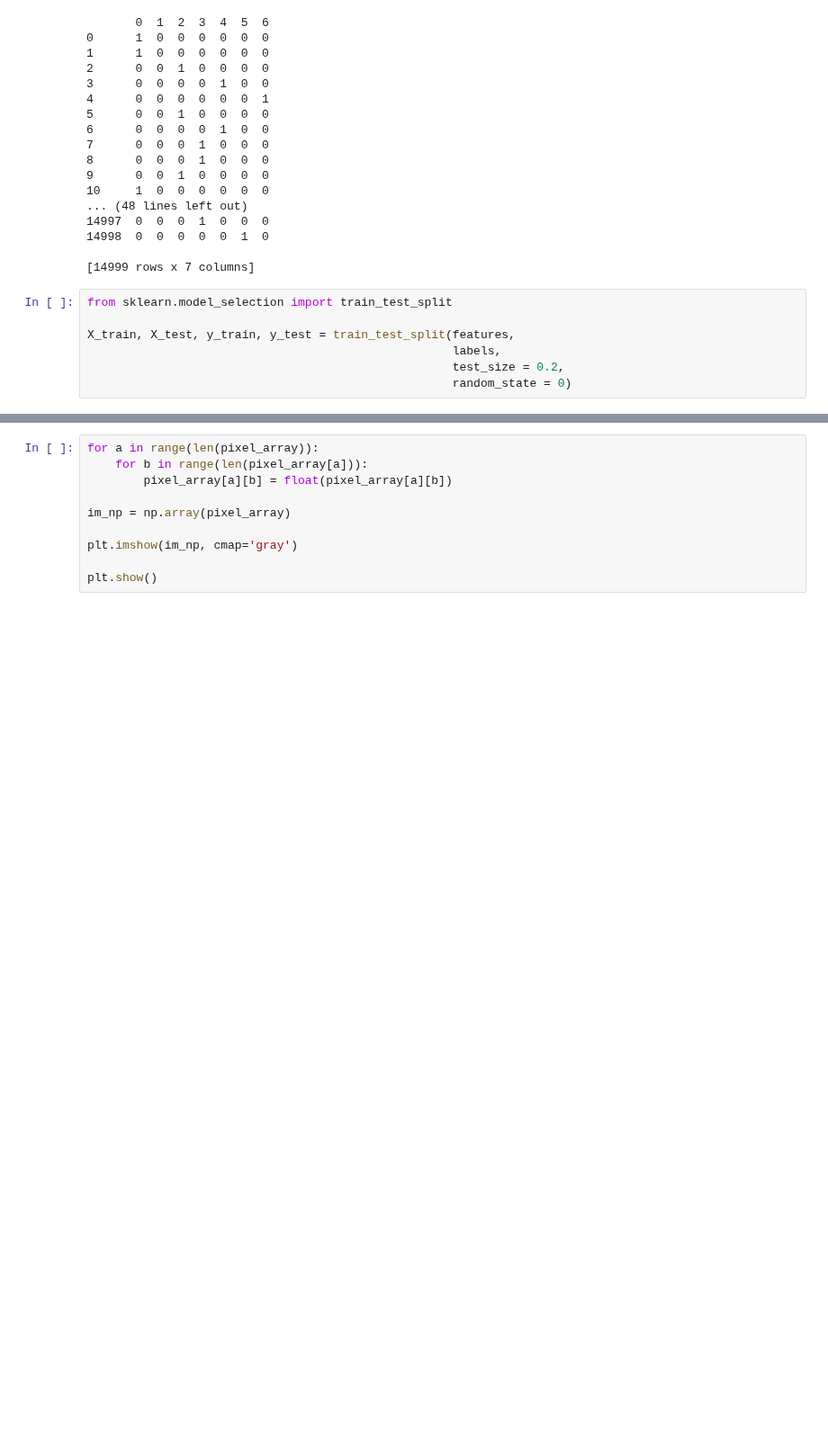
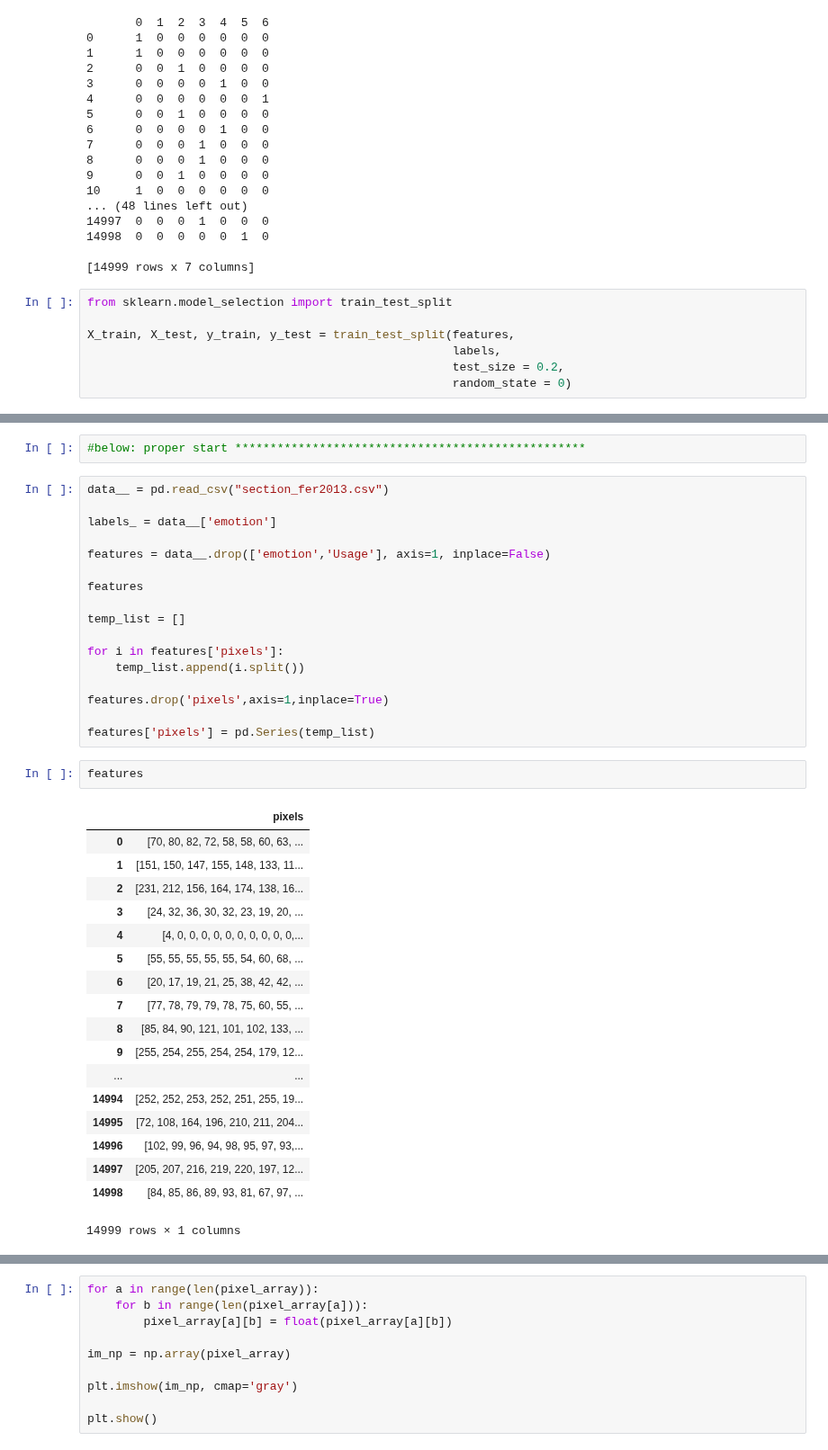
Before and after one commit to chandrasekara/Neural-Network-Facial-Expression-Classifier, a Jupyter notebook: capstone/analysis.ipynb, the cells around one changed output, grey strips where cells are left out. Shown at 90% size. Cells and saved outputs as stored; diff of their text form; blank space fills up the shorter version.

```diff
--- a/capstone/analysis.ipynb
+++ b/capstone/analysis.ipynb
@@ -96,0 +108,40 @@ test_list
+# %%
+#below: proper start **************************************************
+# %%
+data__ = pd.read_csv("section_fer2013.csv")
+
+labels_ = data__['emotion']
+
+features = data__.drop(['emotion','Usage'], axis=1, inplace=False)
+
+features
+
+temp_list = []
+
+for i in features['pixels']:
+    temp_list.append(i.split())
+
+features.drop('pixels',axis=1,inplace=True)
+
+features['pixels'] = pd.Series(temp_list)
+# %%
+features
+# %% [output]
+|  | pixels |
+| 0 | [70, 80, 82, 72, 58, 58, 60, 63, ... |
+| 1 | [151, 150, 147, 155, 148, 133, 11... |
+| 2 | [231, 212, 156, 164, 174, 138, 16... |
+| 3 | [24, 32, 36, 30, 32, 23, 19, 20, ... |
+| 4 | [4, 0, 0, 0, 0, 0, 0, 0, 0, 0, 0,... |
+| 5 | [55, 55, 55, 55, 55, 54, 60, 68, ... |
+| 6 | [20, 17, 19, 21, 25, 38, 42, 42, ... |
+| 7 | [77, 78, 79, 79, 78, 75, 60, 55, ... |
+| 8 | [85, 84, 90, 121, 101, 102, 133, ... |
+| 9 | [255, 254, 255, 254, 254, 179, 12... |
+| ... | ... |
+| 14994 | [252, 252, 253, 252, 251, 255, 19... |
+| 14995 | [72, 108, 164, 196, 210, 211, 204... |
+| 14996 | [102, 99, 96, 94, 98, 95, 97, 93,... |
+| 14997 | [205, 207, 216, 219, 220, 197, 12... |
+| 14998 | [84, 85, 86, 89, 93, 81, 67, 97, ... |
+14999 rows × 1 columns
```
Also changed, not shown: parts of 19 cells of this notebook.
